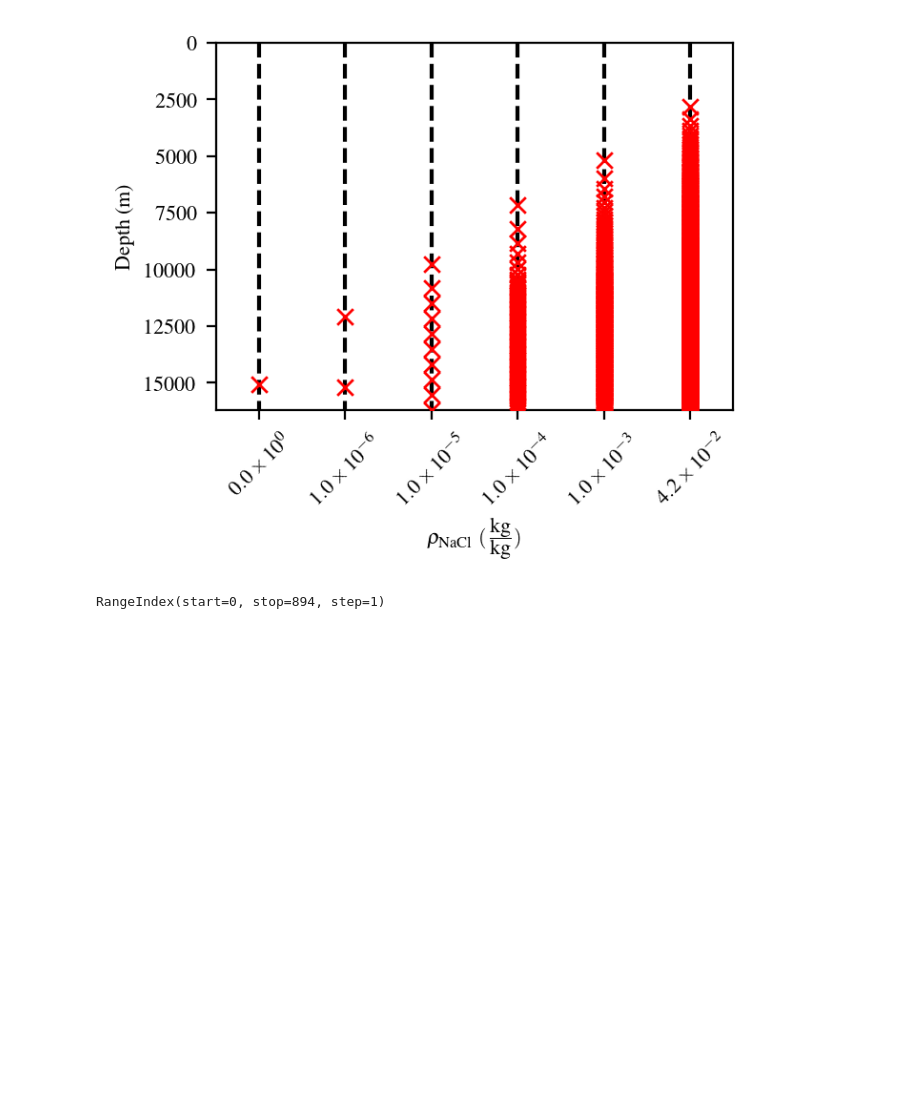
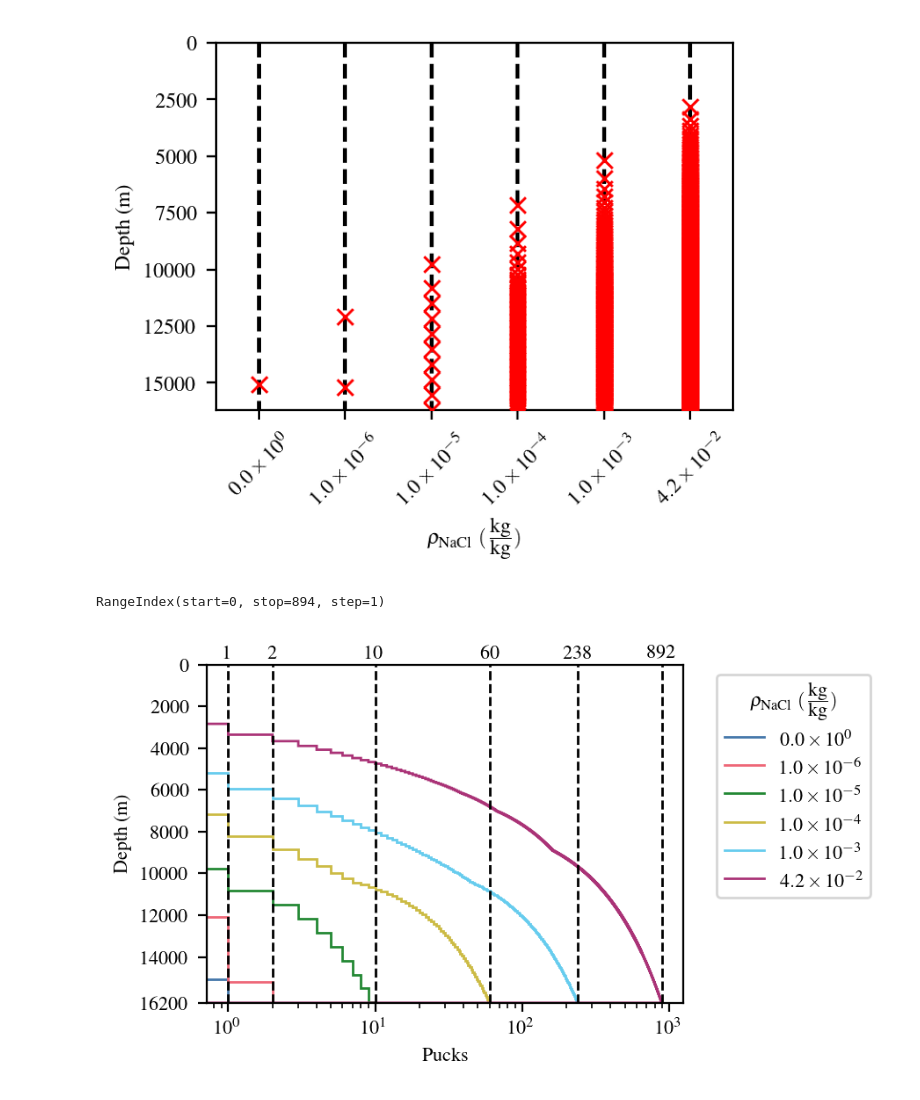
Before and after one commit to JSahliCU/Europan-Cryosphere-Puck-Estimator, a Jupyter notebook: plot_puck_deployment.ipynb, the cells around one changed output. Saved outputs shown, nothing was run; the diff lists cells and outputs as text; code cells hidden in the pictures; blank space fills up the shorter version.

```diff
--- a/plot_puck_deployment.ipynb
+++ b/plot_puck_deployment.ipynb
@@ -159,3 +161,56 @@ plt.show()
 df.index
 # %% [output]
 RangeIndex(start=0, stop=894, step=1)
+# %%
+# Data from the dataset
+max_depth = 16200  # Maximum value for the vertical line
+
+# Create the plot
+fig = plt.figure(figsize=(3.5,2.5))
+
+dfs = [
+    lb_sj_rho_salt0_df,
+    lb_sj_rho_salt1e6_df,
+    lb_sj_rho_salt1e5_df,
+    lb_sj_rho_salt1e4_df,
+    lb_sj_rho_salt1e3_df,
+    lb_sj_rho_salt4p2e2_df]
+labels = [
+    r'$0.0\times10^{0}$',
+    r'$1.0\times10^{-6}$',
+    r'$1.0\times10^{-5}$',
+    r'$1.0\times10^{-4}$',
+    r'$1.0\times10^{-3}$',
+    r'$4.2\times10^{-2}$']
+
+i = 0
+# previous_y = 0
+for label, df, color, pattern, label in zip(labels, dfs,
+    ['#4477AA', '#EE6677', '#228833', '#CCBB44', '#66CCEE', '#AA3377', 'black'],
+    ['-', '--', ':', '-.', '-', '--', ':'], labels):
+
+    depths = df['Placement Depth (m)']
+    plt.stairs(df.index[:-1], depths, label=label,
+        orientation='horizontal', color=color, linestyle='-')
+    plt.axvline(x=df.index[-2], color='black', linestyle='--')
+    plt.text(df.index[-2], -100, f'{df.index[-2]}', color='black',
+             va='bottom', ha='center', fontsize=8)
+    i += 1
+
+plt.ylabel('Depth (m)')
+plt.ylim(max_depth, 0)
+
+yticks_to_set_on_df = [0.,  2000.,  4000.,  6000.,  8000., 10000., 12000.,
+        14000., 16200.]
+# yticks_to_set_on_maxdf = [0.,  5000., 10000., 15000.,
+#         20000., 25000., 28300.]
+plt.yticks(yticks_to_set_on_df)
+
+
+plt.xscale('log')
+plt.xlabel('Pucks')
+plt.legend(title=r'$\rho_{\rm{NaCl}}$ $(\frac{\textrm{kg}}{\textrm{kg}})$', bbox_to_anchor=(1.05, 1), loc='upper left')
+# Show the plot
+plt.show()
+# %% [output]
+[figure, added]
```
Also changed, not shown: parts of 9 cells of this notebook, 24 other files.
